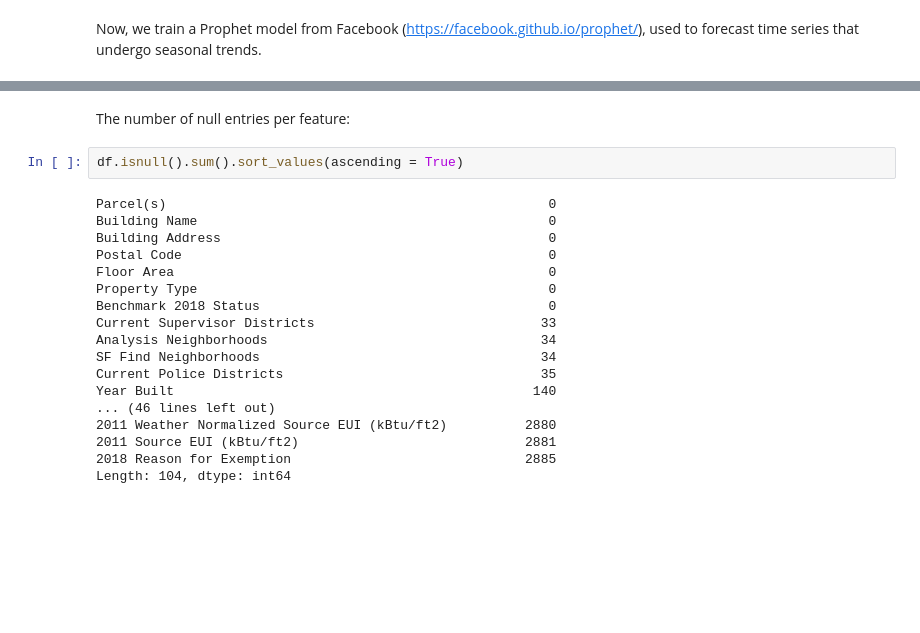
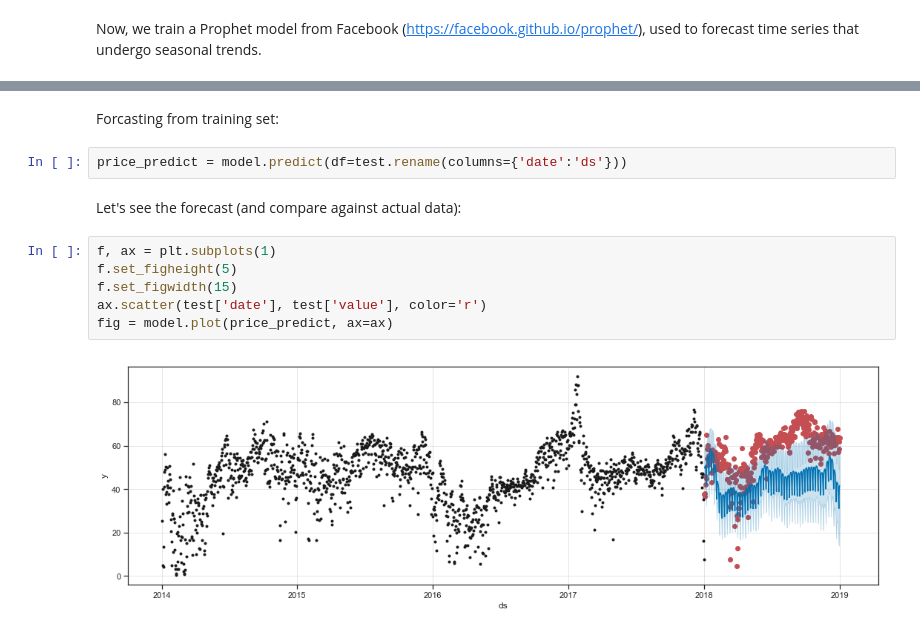
Before and after one commit to ca-schumacher/pred_Energy, a Jupyter notebook: data_analysis.ipynb, the cells around one changed output, grey strips where cells are left out. Cells and saved outputs as stored; diff of their text form; blank space fills up the shorter version.

Commit message:
added dfprophet model

```diff
--- a/data_analysis.ipynb
+++ b/data_analysis.ipynb
@@ -237,22 +214,14 @@ df.describe()
-# %% [markdown]
-The number of null entries per feature:
-# %%
-df.isnull().sum().sort_values(ascending = True)
-# %% [output]
-Parcel(s)                                                 0
-Building Name                                             0
-Building Address                                          0
-Postal Code                                               0
-Floor Area                                                0
-Property Type                                             0
-Benchmark 2018 Status                                     0
-Current Supervisor Districts                             33
-Analysis Neighborhoods                                   34
-SF Find Neighborhoods                                    34
-Current Police Districts                                 35
-Year Built                                              140
-... (46 lines left out)
-2011 Weather Normalized Source EUI (kBtu/ft2)          2880
-2011 Source EUI (kBtu/ft2)                             2881
-2018 Reason for Exemption                              2885
-Length: 104, dtype: int64
+# %% [markdown]
+Forcasting from training set:
+# %%
+price_predict = model.predict(df=test.rename(columns={'date':'ds'}))
+# %% [markdown]
+Let's see the forecast (and compare against actual data):
+# %%
+f, ax = plt.subplots(1)
+f.set_figheight(5)
+f.set_figwidth(15)
+ax.scatter(test['date'], test['value'], color='r')
+fig = model.plot(price_predict, ax=ax)
+# %% [output]
+[figure, added]
```
Also changed, not shown: parts of 26 cells of this notebook.
